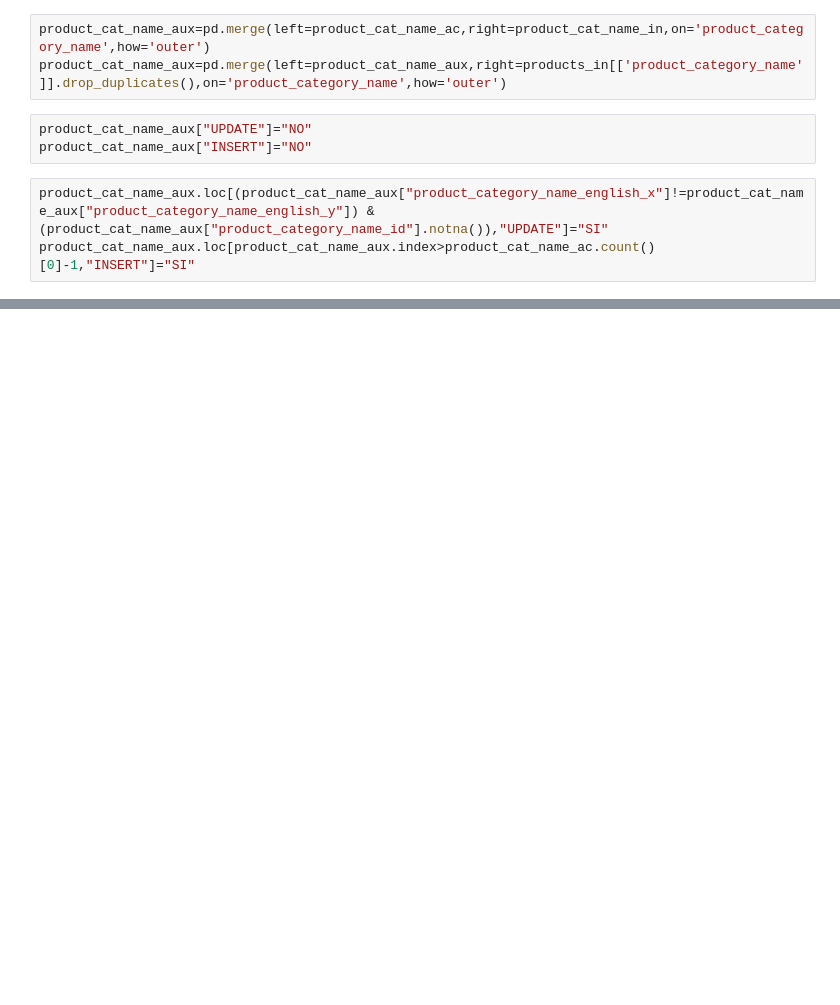
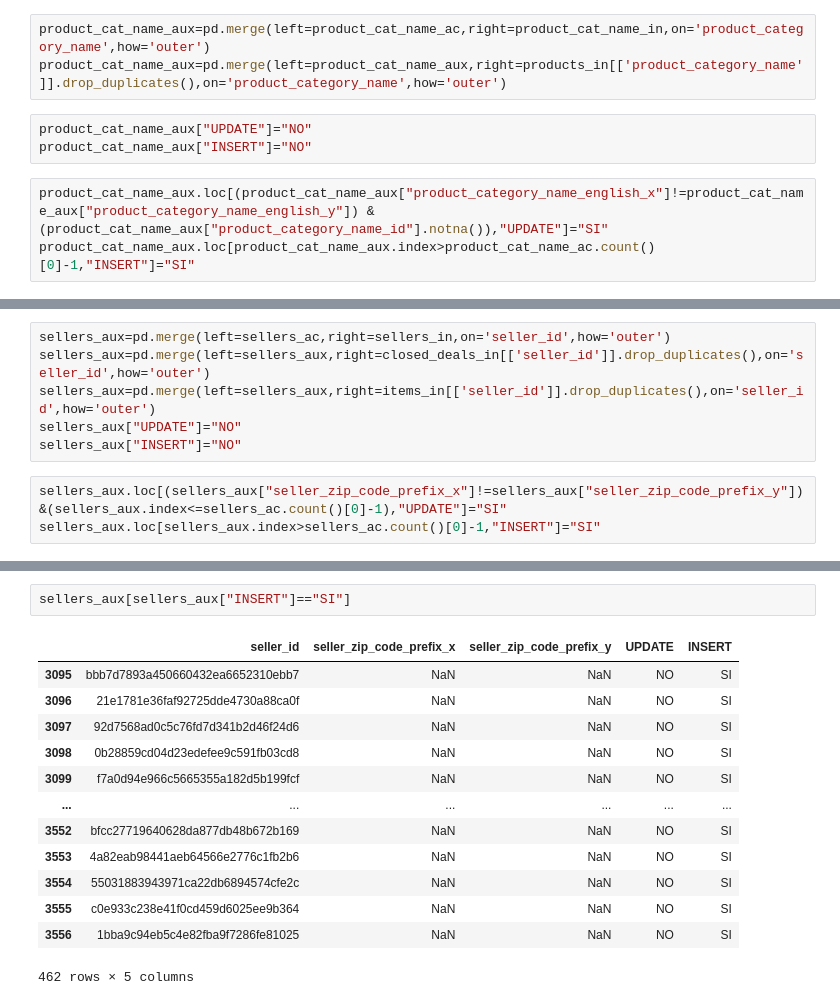
Before and after one commit to MelinaRG/Proyecto-Final-DATA, a Jupyter notebook: Incremental testing.ipynb, the cells around one changed output, grey strips where cells are left out. Cells and saved outputs as stored; diff of their text form; blank space fills up the shorter version.

```diff
--- a/Incremental testing.ipynb
+++ b/Incremental testing.ipynb
@@ -311,0 +370,9 @@ for i in insertindex:
+# %%
+sellers_aux=pd.merge(left=sellers_ac,right=sellers_in,on='seller_id',how='outer')
+sellers_aux=pd.merge(left=sellers_aux,right=closed_deals_in[['seller_id']].drop_duplicates(),on='seller_id',how='outer')
+sellers_aux=pd.merge(left=sellers_aux,right=items_in[['seller_id']].drop_duplicates(),on='seller_id',how='outer')
+sellers_aux["UPDATE"]="NO"
+sellers_aux["INSERT"]="NO"
+# %%
+sellers_aux.loc[(sellers_aux["seller_zip_code_prefix_x"]!=sellers_aux["seller_zip_code_prefix_y"]) &(sellers_aux.index<=sellers_ac.count()[0]-1),"UPDATE"]="SI"
+sellers_aux.loc[sellers_aux.index>sellers_ac.count()[0]-1,"INSERT"]="SI"
@@ -311,0 +388,16 @@ for i in insertindex:
+# %%
+sellers_aux[sellers_aux["INSERT"]=="SI"]
+# %% [output]
+|  | seller_id | seller_zip_code_prefix_x | seller_zip_code_prefix_y | UPDATE | INSERT |
+| 3095 | bbb7d7893a450660432ea6652310ebb7 | NaN | NaN | NO | SI |
+| 3096 | 21e1781e36faf92725dde4730a88ca0f | NaN | NaN | NO | SI |
+| 3097 | 92d7568ad0c5c76fd7d341b2d46f24d6 | NaN | NaN | NO | SI |
+| 3098 | 0b28859cd04d23edefee9c591fb03cd8 | NaN | NaN | NO | SI |
+| 3099 | f7a0d94e966c5665355a182d5b199fcf | NaN | NaN | NO | SI |
+| ... | ... | ... | ... | ... | ... |
+| 3552 | bfcc27719640628da877db48b672b169 | NaN | NaN | NO | SI |
+| 3553 | 4a82eab98441aeb64566e2776c1fb2b6 | NaN | NaN | NO | SI |
+| 3554 | 55031883943971ca22db6894574cfe2c | NaN | NaN | NO | SI |
+| 3555 | c0e933c238e41f0cd459d6025ee9b364 | NaN | NaN | NO | SI |
+| 3556 | 1bba9c94eb5c4e82fba9f7286fe81025 | NaN | NaN | NO | SI |
+462 rows × 5 columns
```
Also changed, not shown: parts of 24 cells of this notebook, 2 other files.
